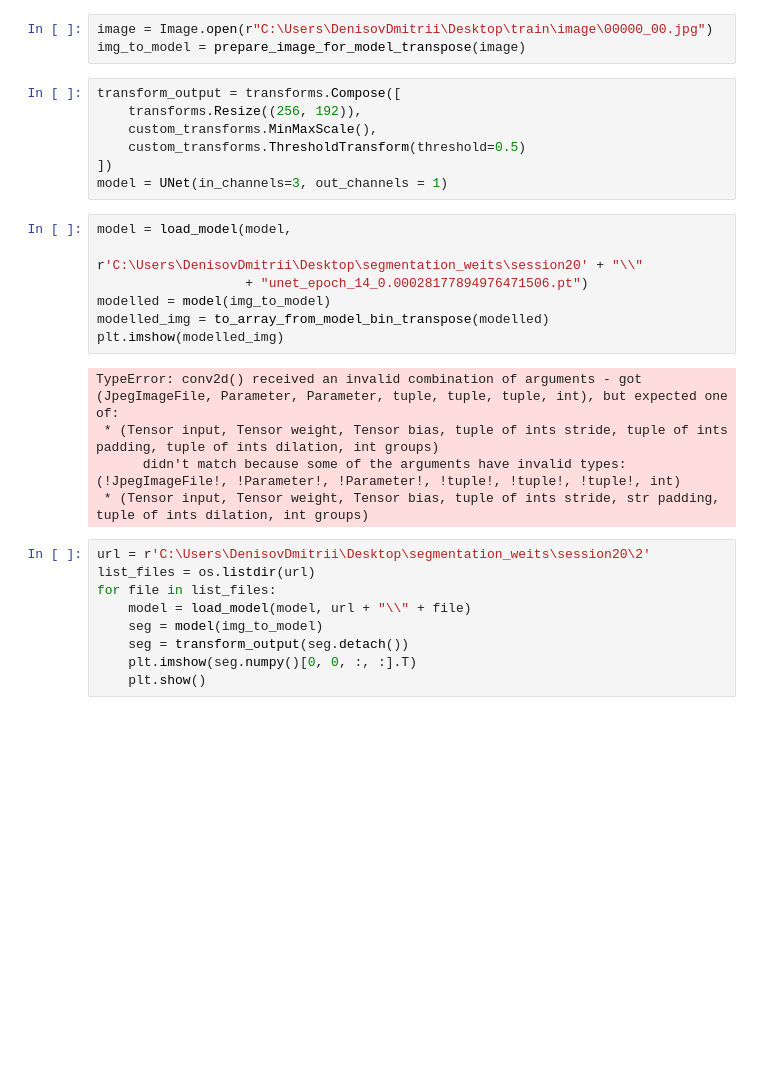
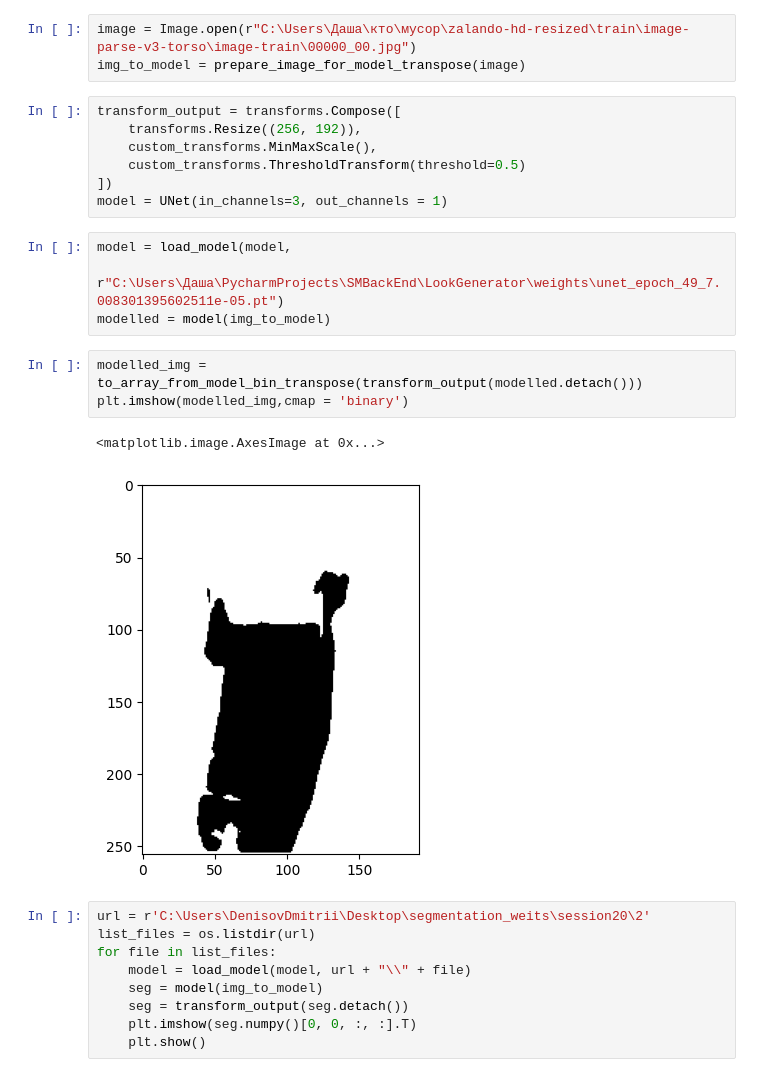
Before and after one commit to EgorProkopov/SMBackEnd, a Jupyter notebook: LookGenerator/networks_training/checking_model_bin.ipynb, the cells around one changed output. Saved outputs shown, nothing was run; the diff lists cells and outputs as text; blank space fills up the shorter version.

```diff
--- a/LookGenerator/networks_training/checking_model_bin.ipynb
+++ b/LookGenerator/networks_training/checking_model_bin.ipynb
@@ -15,7 +15,7 @@ import cv2
 from LookGenerator.datasets.utils import prepare_image_for_model_transpose, to_array_from_model_bin_transpose
 import LookGenerator.datasets.transforms as custom_transforms
 # %%
-image = Image.open(r"C:\Users\DenisovDmitrii\Desktop\train\image\00000_00.jpg")
+image = Image.open(r"C:\Users\Даша\кто\мусор\zalando-hd-resized\train\image-parse-v3-torso\image-train\00000_00.jpg")
 img_to_model = prepare_image_for_model_transpose(image)
 # %%
 transform_output = transforms.Compose([
@@ -26,16 +26,14 @@ transform_output = transforms.Compose([
 model = UNet(in_channels=3, out_channels = 1)
 # %%
 model = load_model(model,
-                       r'C:\Users\DenisovDmitrii\Desktop\segmentation_weits\session20' + "\\"
-                   + "unet_epoch_14_0.00028177894976471506.pt")
+                       r"C:\Users\Даша\PycharmProjects\SMBackEnd\LookGenerator\weights\unet_epoch_49_7.008301395602511e-05.pt")
 modelled = model(img_to_model)
-modelled_img = to_array_from_model_bin_transpose(modelled)
-plt.imshow(modelled_img)
-# %% [output]
-TypeError: conv2d() received an invalid combination of arguments - got (JpegImageFile, Parameter, Parameter, tuple, tuple, tuple, int), but expected one of:
- * (Tensor input, Tensor weight, Tensor bias, tuple of ints stride, tuple of ints padding, tuple of ints dilation, int groups)
-      didn't match because some of the arguments have invalid types: (!JpegImageFile!, !Parameter!, !Parameter!, !tuple!, !tuple!, !tuple!, int)
- * (Tensor input, Tensor weight, Tensor bias, tuple of ints stride, str padding, tuple of ints dilation, int groups)
+# %%
+modelled_img = to_array_from_model_bin_transpose(transform_output(modelled.detach()))
+plt.imshow(modelled_img,cmap = 'binary')
+# %% [output]
+<matplotlib.image.AxesImage at 0x...>
+[figure, added]
 # %%
 url = r'C:\Users\DenisovDmitrii\Desktop\segmentation_weits\session20\2'
 list_files = os.listdir(url)
```
